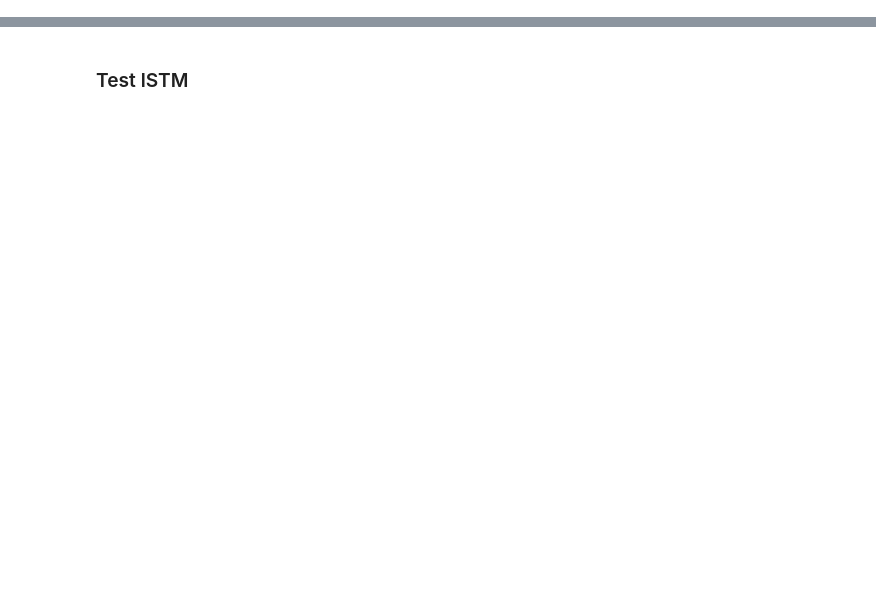
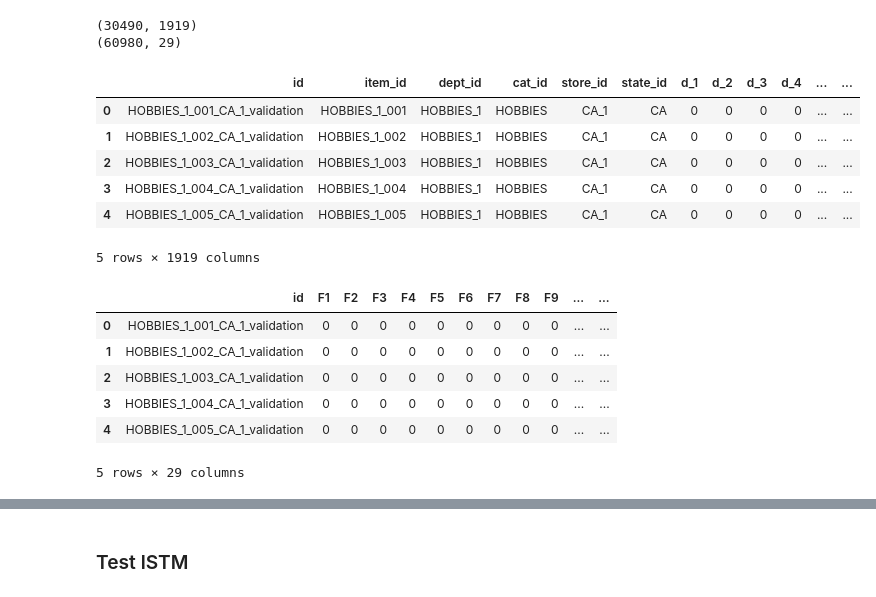
Before and after one commit to tanico-rikudo/TackleKaggle, a Jupyter notebook: m5/predict/predict.ipynb, the cells around one changed output, grey strips where cells are left out. Cells and saved outputs as stored; diff of their text form; code cells hidden in the pictures; blank space fills up the shorter version.

```diff
--- a/m5/predict/predict.ipynb
+++ b/m5/predict/predict.ipynb
@@ -30,0 +49,22 @@ dill.load_session(PREPRO_PATH+'starter.pkl')
+# %%
+print(df_validation.shape)
+print(df_sample_submission.shape)
+display(df_validation.head())
+display(df_sample_submission.head())
+# %% [output]
+(30490, 1919)
+(60980, 29)
+|  | id | item_id | dept_id | cat_id | store_id | state_id | d_1 | d_2 | d_3 | d_4 | ... | ... |
+| 0 | HOBBIES_1_001_CA_1_validation | HOBBIES_1_001 | HOBBIES_1 | HOBBIES | CA_1 | CA | 0 | 0 | 0 | 0 | ... | ... |
+| 1 | HOBBIES_1_002_CA_1_validation | HOBBIES_1_002 | HOBBIES_1 | HOBBIES | CA_1 | CA | 0 | 0 | 0 | 0 | ... | ... |
+| 2 | HOBBIES_1_003_CA_1_validation | HOBBIES_1_003 | HOBBIES_1 | HOBBIES | CA_1 | CA | 0 | 0 | 0 | 0 | ... | ... |
+| 3 | HOBBIES_1_004_CA_1_validation | HOBBIES_1_004 | HOBBIES_1 | HOBBIES | CA_1 | CA | 0 | 0 | 0 | 0 | ... | ... |
+| 4 | HOBBIES_1_005_CA_1_validation | HOBBIES_1_005 | HOBBIES_1 | HOBBIES | CA_1 | CA | 0 | 0 | 0 | 0 | ... | ... |
+5 rows × 1919 columns
+|  | id | F1 | F2 | F3 | F4 | F5 | F6 | F7 | F8 | F9 | ... | ... |
+| 0 | HOBBIES_1_001_CA_1_validation | 0 | 0 | 0 | 0 | 0 | 0 | 0 | 0 | 0 | ... | ... |
+| 1 | HOBBIES_1_002_CA_1_validation | 0 | 0 | 0 | 0 | 0 | 0 | 0 | 0 | 0 | ... | ... |
+| 2 | HOBBIES_1_003_CA_1_validation | 0 | 0 | 0 | 0 | 0 | 0 | 0 | 0 | 0 | ... | ... |
+| 3 | HOBBIES_1_004_CA_1_validation | 0 | 0 | 0 | 0 | 0 | 0 | 0 | 0 | 0 | ... | ... |
+| 4 | HOBBIES_1_005_CA_1_validation | 0 | 0 | 0 | 0 | 0 | 0 | 0 | 0 | 0 | ... | ... |
+5 rows × 29 columns
```
Also changed, not shown: parts of 10 cells of this notebook, 2 other files.
